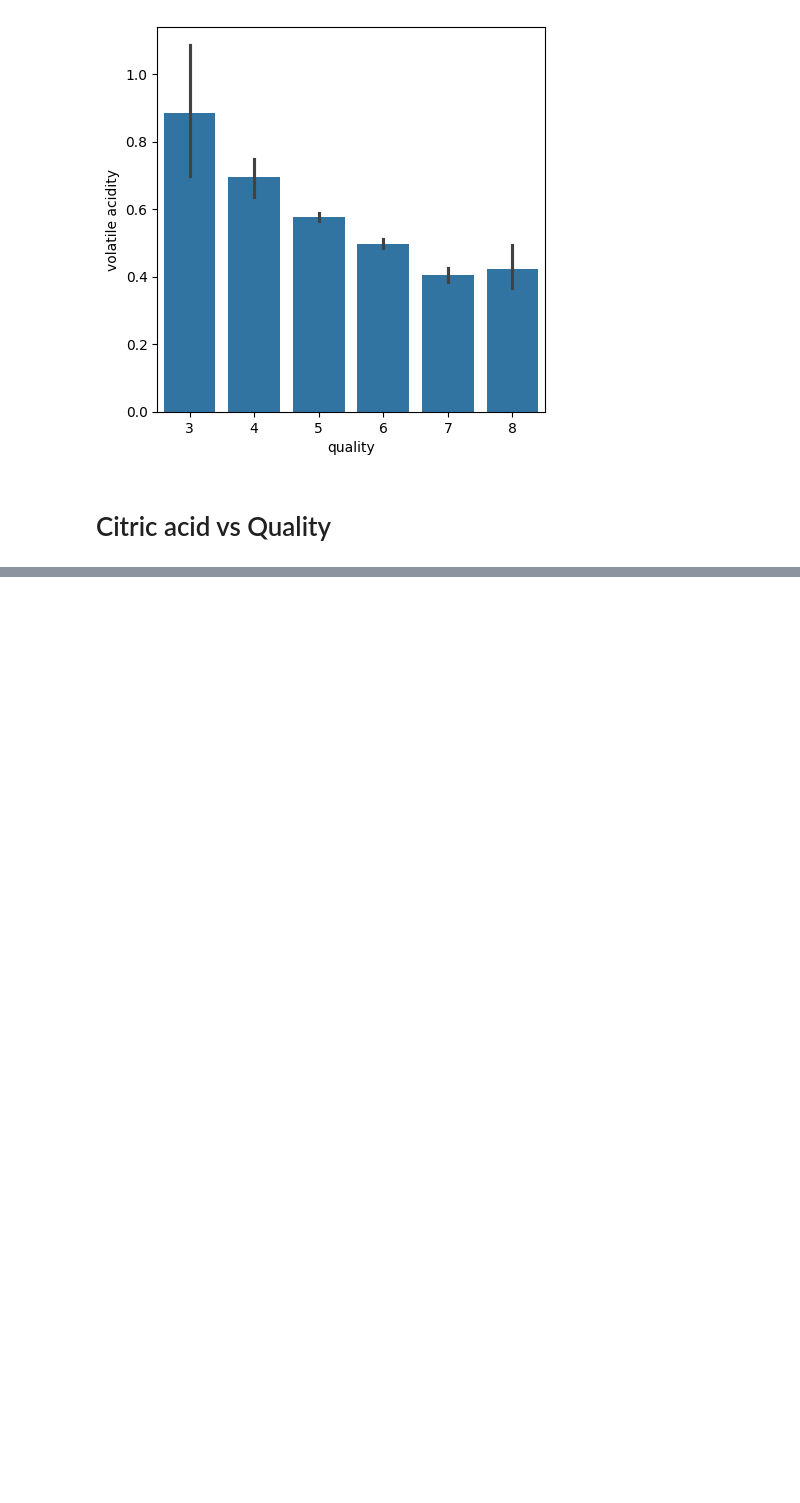
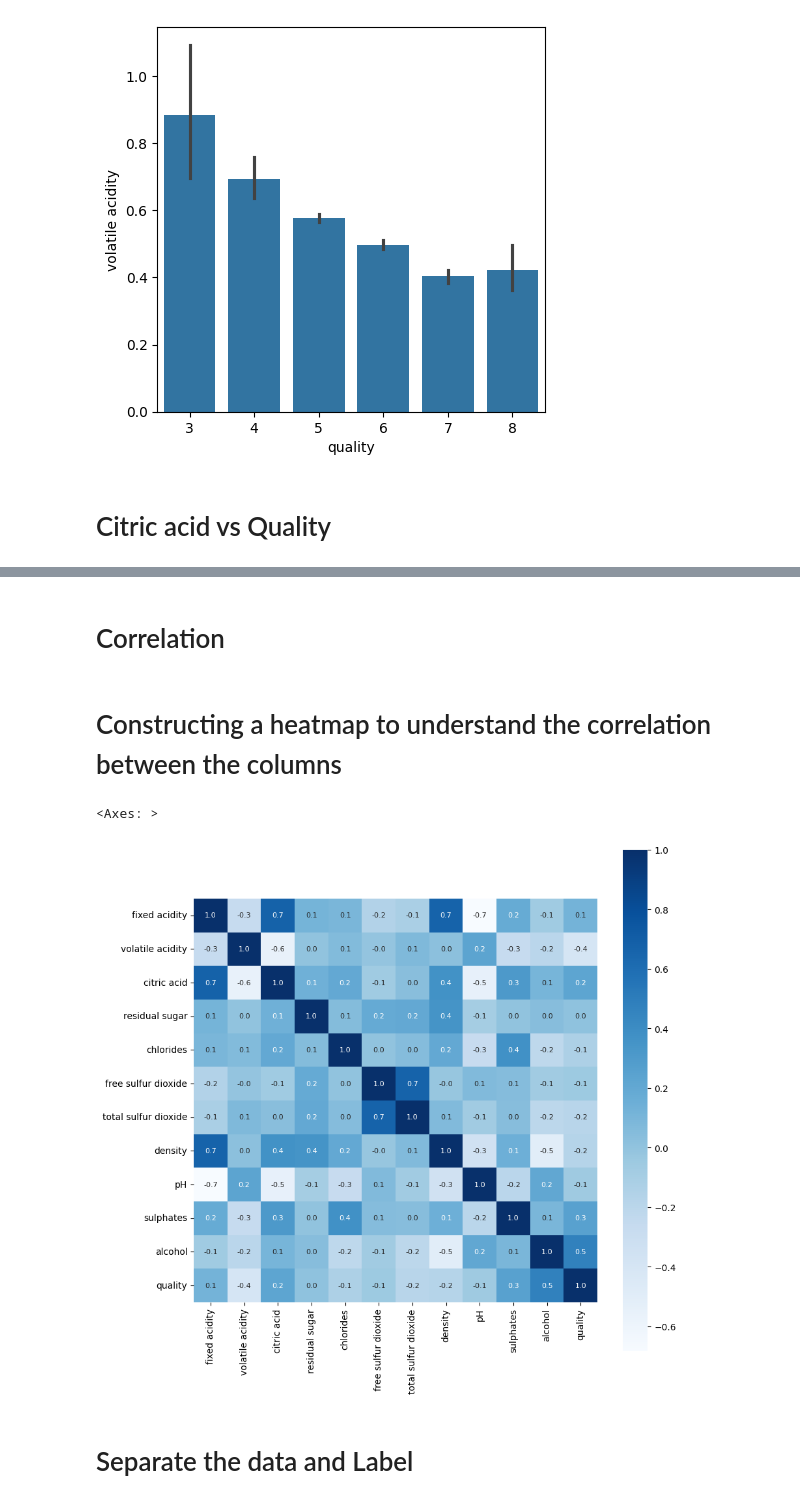
Before and after one commit to Saifullah785/Machine_Learning_Projects, a Jupyter notebook: Project_22_Wine_Quality_Prediction_Model/Project_22_Wine_Quality_Prediction_Model.ipynb, the cells around one changed output, grey strips where cells are left out. Drawn from its saved outputs; the diff is of its cells as text; code cells hidden in the pictures; blank space fills up the shorter version.

Commit message:
Created using Colab while practicing the code in the Project_22_Wine_Quality_Prediction_Model

```diff
--- a/Project_22_Wine_Quality_Prediction_Model/Project_22_Wine_Quality_Prediction_Model.ipynb
+++ b/Project_22_Wine_Quality_Prediction_Model/Project_22_Wine_Quality_Prediction_Model.ipynb
@@ -79,0 +87,16 @@ sns.barplot(x = 'quality', y= 'citric acid', data = wine_df)
+# %% [markdown]
+# Correlation
+# %%
+# Calculate the correlation matrix for all numerical columns in the DataFrame
+correlation = wine_df.corr()
+# %% [markdown]
+# Constructing a heatmap to understand the correlation between the columns
+# %%
+# Create a heatmap to visualize the correlation matrix between the different features
+plt.figure(figsize=(10,10))
+sns.heatmap(correlation, annot=True, square=True, fmt='.1f',annot_kws={'size':8}, cmap='Blues')
+# %% [output]
+<Axes: >
+[figure, added]
+# %% [markdown]
+# Separate the data and Label
```
Also changed, not shown: parts of 24 cells of this notebook.
